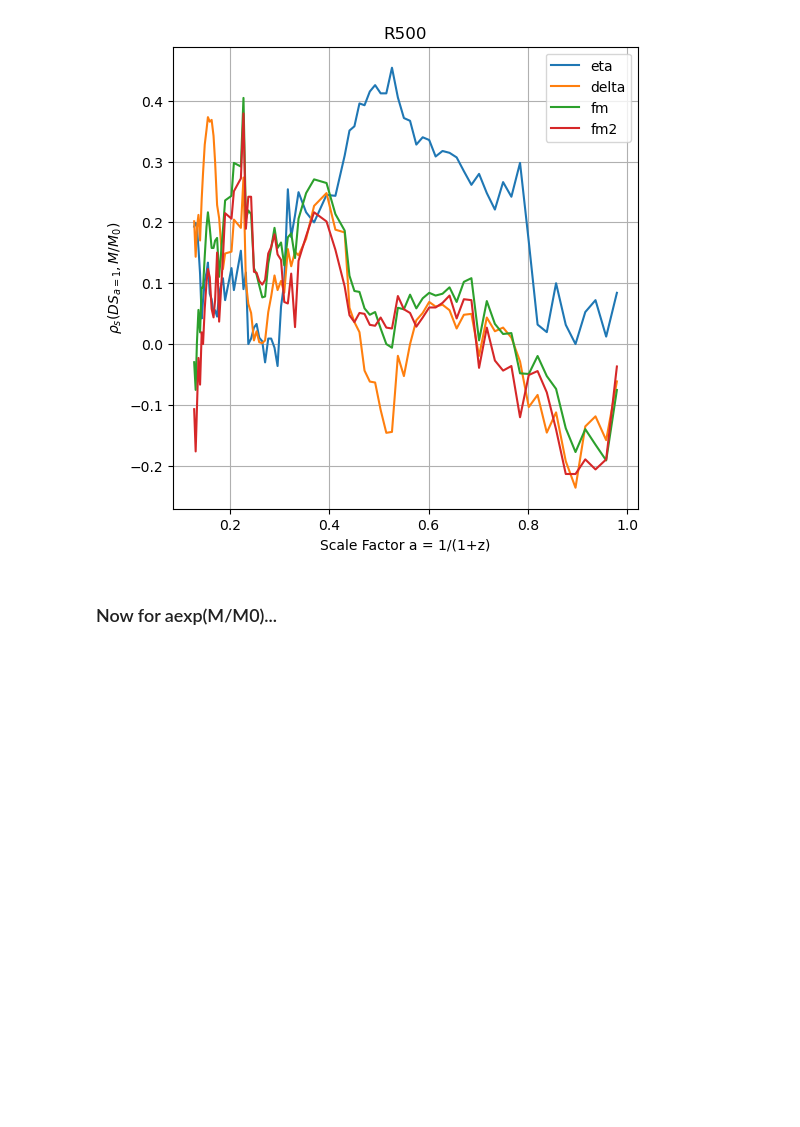
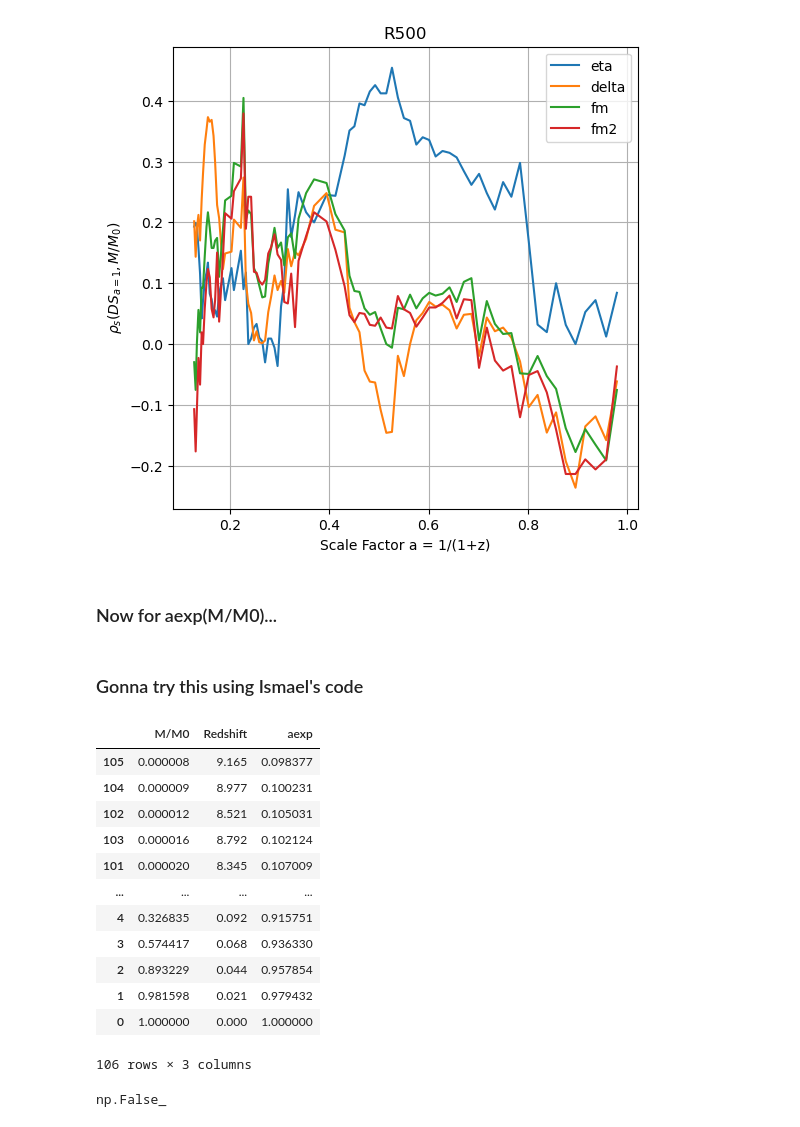
Before and after one commit to Kabelo-T/cluster_morph, a Jupyter notebook: ds_mah.ipynb, the cells around one changed output. Saved outputs shown, nothing was run; the diff lists cells and outputs as text; code cells hidden in the pictures; blank space fills up the shorter version.

```diff
--- a/ds_mah.ipynb
+++ b/ds_mah.ipynb
@@ -253,3 +257,5 @@ axs[1, 0].set_ylabel(r'$\rho_s (DS_{a=1},aexp)$')
 plt.tight_layout()
 plt.legend()
 plt.show()
+# %% [markdown]
+### Gonna try this using Ismael's code
@@ -255,0 +264,17 @@ plt.show()
+# %%
+mah = mm0.sort_values('M/M0', ascending=True)
+mah
+# %% [output]
+|  | M/M0 | Redshift | aexp |
+| 105 | 0.000008 | 9.165 | 0.098377 |
+| 104 | 0.000009 | 8.977 | 0.100231 |
+| 102 | 0.000012 | 8.521 | 0.105031 |
+| 103 | 0.000016 | 8.792 | 0.102124 |
+| 101 | 0.000020 | 8.345 | 0.107009 |
+| ... | ... | ... | ... |
+| 4 | 0.326835 | 0.092 | 0.915751 |
+| 3 | 0.574417 | 0.068 | 0.936330 |
+| 2 | 0.893229 | 0.044 | 0.957854 |
+| 1 | 0.981598 | 0.021 | 0.979432 |
+| 0 | 1.000000 | 0.000 | 1.000000 |
+106 rows × 3 columns
@@ -255,0 +375,4 @@ plt.show()
+# %%
+np.any(np.isnan(mah))
+# %% [output]
+np.False_
```
Also changed, not shown: parts of 5 cells of this notebook, 3 other files.
